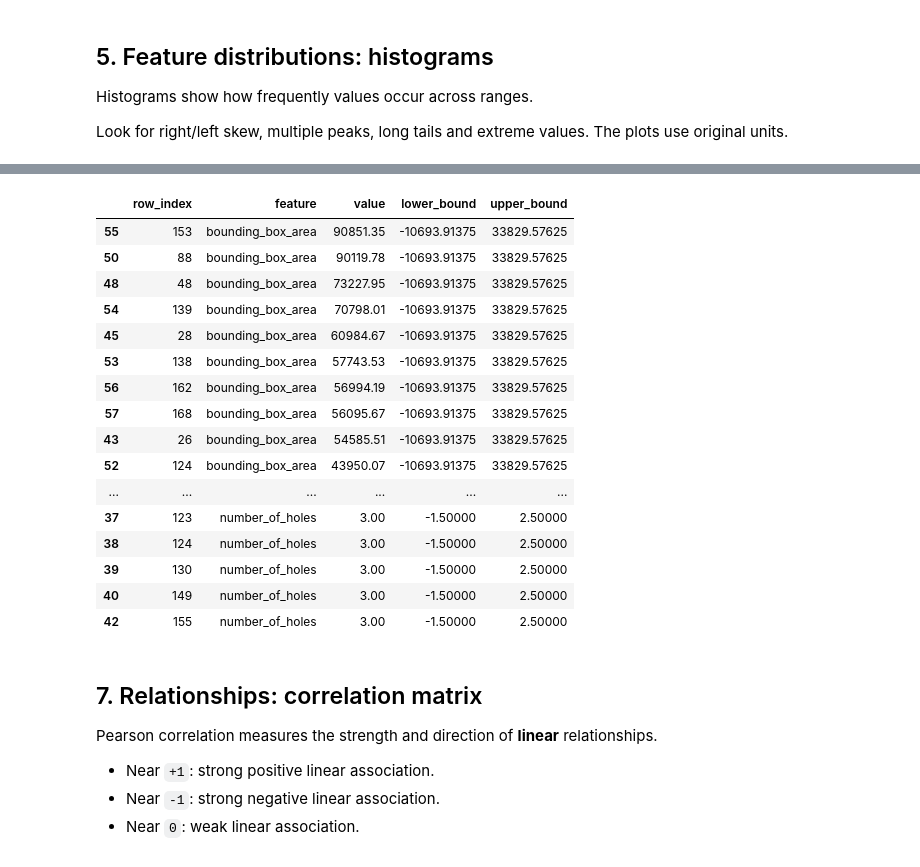
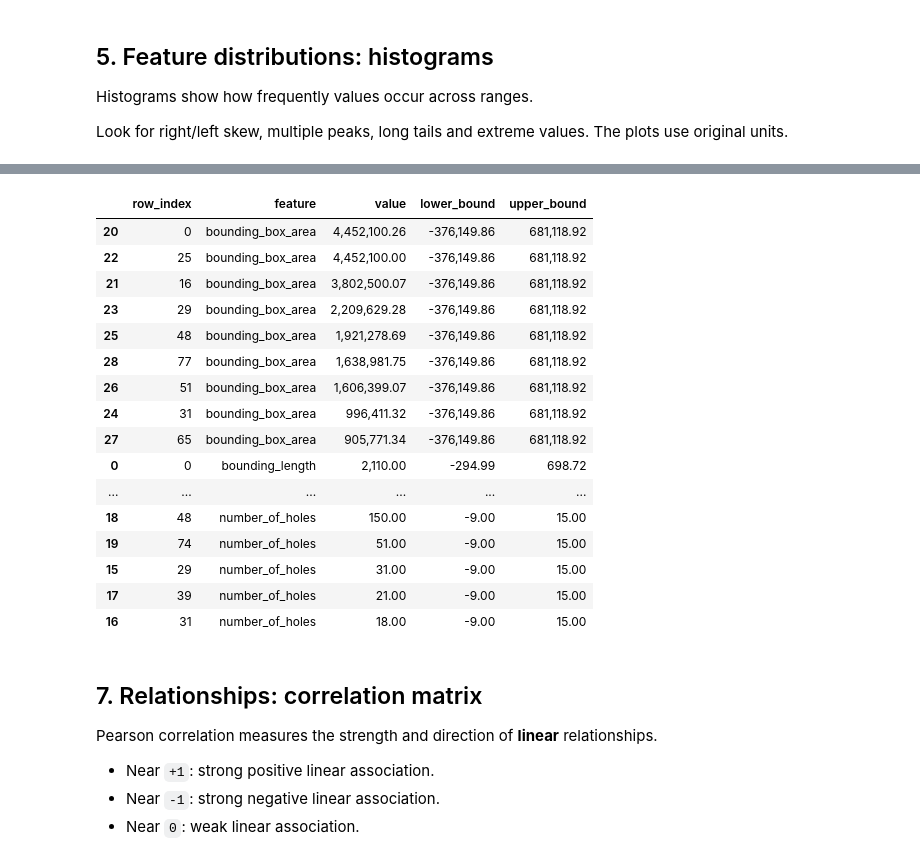
Before and after one commit to stawata/Challange_1_LaserCut-GmbH, a Jupyter notebook: DSF4E_Challenge1-2/LaserCut_EDA_Feature_Exploration.ipynb, the cells around one changed output, grey strips where cells are left out. Saved outputs shown, nothing was run; the diff lists cells and outputs as text; code cells hidden in the pictures.

```diff
--- a/DSF4E_Challenge1-2/LaserCut_EDA_Feature_Exploration.ipynb
+++ b/DSF4E_Challenge1-2/LaserCut_EDA_Feature_Exploration.ipynb
@@ -23,7 +21,7 @@ import pandas as pd
 import numpy as np
 import matplotlib.pyplot as plt
 
-DATASET_PATH = Path("laserCut_fake_test_data.csv")  # Change if needed
+DATASET_PATH = Path("customers_sales_with_bounds.csv")  # Change if needed
 df = pd.read_csv(DATASET_PATH)
 
 print(f"Dataset shape: {df.shape[0]} rows × {df.shape[1]} columns")
@@ -43,7 +41,7 @@ Columns: ['bounding_box_width', 'bounding_box_height', 'cutting_length', 'number
 # %%
 FEATURES = [
     "bounding_box_width",
-    "bounding_box_height",
+    "bounding_length",
     "cutting_length",
     "number_of_holes",
     "bounding_box_area",
@@ -184,49 +189,60 @@ for feature in available_features:
 # %%
 outlier_rows = []
 
 for feature in available_features:
     values = numeric_df[feature].dropna()
     if values.empty:
         continue
+
     q1, q3 = values.quantile(0.25), values.quantile(0.75)
     iqr = q3 - q1
     lower, upper = q1 - 1.5 * iqr, q3 + 1.5 * iqr
     mask = numeric_df[feature].notna() & (
         (numeric_df[feature] < lower) | (numeric_df[feature] > upper)
     )
+
     for idx in df.index[mask]:
         row = {
-            "row_index": idx, "feature": feature, "value": df.loc[idx, feature],
-            "lower_bound": lower, "upper_bound": upper
+            "row_index": idx,
+            "feature": feature,
+            "value": df.loc[idx, feature],
+            "lower_bound": lower,
+            "upper_bound": upper,
         }
         for id_col in ID_COLUMNS:
             if id_col in df.columns:
                 row[id_col] = df.loc[idx, id_col]
         outlier_rows.append(row)
 
 outliers = pd.DataFrame(outlier_rows)
+
 if outliers.empty:
     print("No IQR outliers detected.")
 else:
-    display(outliers.sort_values(["feature", "value"], ascending=[True, False]))
+    display(
+        outliers.sort_values(["feature", "value"], ascending=[True, False])
+        .style.format(
+            {"value": "{:,.2f}", "lower_bound": "{:,.2f}", "upper_bound": "{:,.2f}"}
+        )
+    )
 # %% [output]
 |  | row_index | feature | value | lower_bound | upper_bound |
-| 55 | 153 | bounding_box_area | 90851.35 | -10693.91375 | 33829.57625 |
-| 50 | 88 | bounding_box_area | 90119.78 | -10693.91375 | 33829.57625 |
-| 48 | 48 | bounding_box_area | 73227.95 | -10693.91375 | 33829.57625 |
-| 54 | 139 | bounding_box_area | 70798.01 | -10693.91375 | 33829.57625 |
-| 45 | 28 | bounding_box_area | 60984.67 | -10693.91375 | 33829.57625 |
-| 53 | 138 | bounding_box_area | 57743.53 | -10693.91375 | 33829.57625 |
-| 56 | 162 | bounding_box_area | 56994.19 | -10693.91375 | 33829.57625 |
-| 57 | 168 | bounding_box_area | 56095.67 | -10693.91375 | 33829.57625 |
-| 43 | 26 | bounding_box_area | 54585.51 | -10693.91375 | 33829.57625 |
-| 52 | 124 | bounding_box_area | 43950.07 | -10693.91375 | 33829.57625 |
+| 20 | 0 | bounding_box_area | 4,452,100.26 | -376,149.86 | 681,118.92 |
+| 22 | 25 | bounding_box_area | 4,452,100.00 | -376,149.86 | 681,118.92 |
+| 21 | 16 | bounding_box_area | 3,802,500.07 | -376,149.86 | 681,118.92 |
+| 23 | 29 | bounding_box_area | 2,209,629.28 | -376,149.86 | 681,118.92 |
+| 25 | 48 | bounding_box_area | 1,921,278.69 | -376,149.86 | 681,118.92 |
+| 28 | 77 | bounding_box_area | 1,638,981.75 | -376,149.86 | 681,118.92 |
+| 26 | 51 | bounding_box_area | 1,606,399.07 | -376,149.86 | 681,118.92 |
+| 24 | 31 | bounding_box_area | 996,411.32 | -376,149.86 | 681,118.92 |
+| 27 | 65 | bounding_box_area | 905,771.34 | -376,149.86 | 681,118.92 |
+| 0 | 0 | bounding_length | 2,110.00 | -294.99 | 698.72 |
 | ... | ... | ... | ... | ... | ... |
-| 37 | 123 | number_of_holes | 3.00 | -1.50000 | 2.50000 |
-| 38 | 124 | number_of_holes | 3.00 | -1.50000 | 2.50000 |
-| 39 | 130 | number_of_holes | 3.00 | -1.50000 | 2.50000 |
-| 40 | 149 | number_of_holes | 3.00 | -1.50000 | 2.50000 |
-| 42 | 155 | number_of_holes | 3.00 | -1.50000 | 2.50000 |
+| 18 | 48 | number_of_holes | 150.00 | -9.00 | 15.00 |
+| 19 | 74 | number_of_holes | 51.00 | -9.00 | 15.00 |
+| 15 | 29 | number_of_holes | 31.00 | -9.00 | 15.00 |
+| 17 | 39 | number_of_holes | 21.00 | -9.00 | 15.00 |
+| 16 | 31 | number_of_holes | 18.00 | -9.00 | 15.00 |
 # %% [markdown]
 ## 7. Relationships: correlation matrix
 
```
Also changed, not shown: parts of 15 cells of this notebook, 5 other files.
